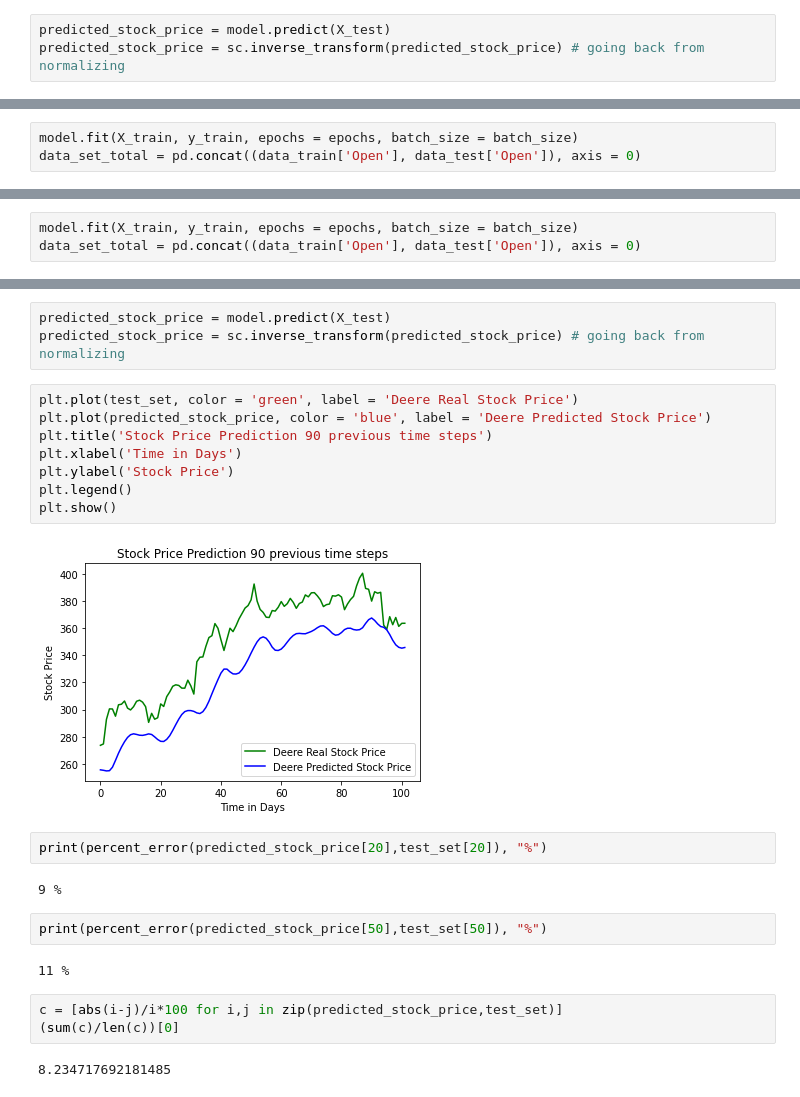
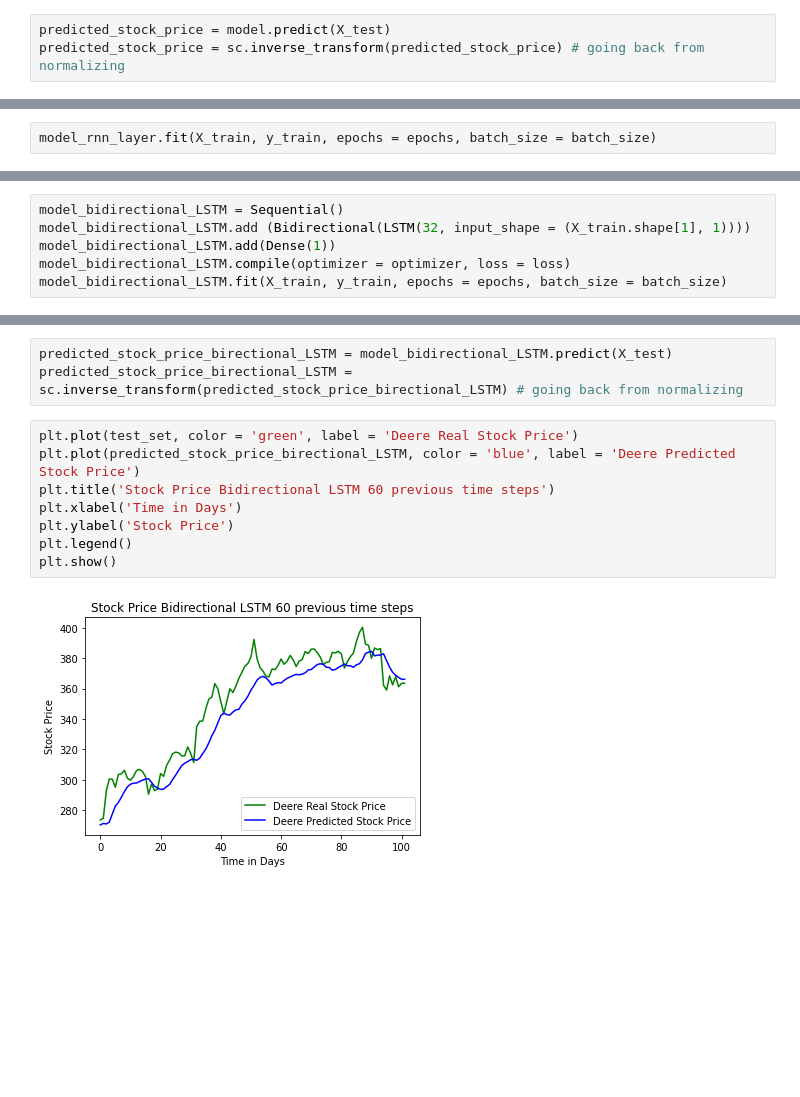
Before and after one commit to ap12798/Applied_Deep_Learning, a Jupyter notebook: Project_1.ipynb, the cells around one changed output, grey strips where cells are left out. Cells and saved outputs as stored; diff of their text form; blank space fills up the shorter version.

```diff
--- a/Project_1.ipynb
+++ b/Project_1.ipynb
@@ -280,5 +447,4 @@ model.compile(optimizer = optimizer, loss = loss)
 # %%
-model.fit(X_train, y_train, epochs = epochs, batch_size = batch_size)
-data_set_total = pd.concat((data_train['Open'], data_test['Open']), axis = 0)
+model_rnn_layer.fit(X_train, y_train, epochs = epochs, batch_size = batch_size)
 # %% [output]
 Epoch 1/16
@@ -361,3 +484,0 @@ model.compile(optimizer = optimizer, loss = loss)
-# %%
-model.fit(X_train, y_train, epochs = epochs, batch_size = batch_size)
-data_set_total = pd.concat((data_train['Open'], data_test['Open']), axis = 0)
@@ -390,0 +485,6 @@ X_test = np.reshape(X_test, (X_test.shape[0], X_test.shape[1], 1)) # 3D structur
+# %%
+model_bidirectional_LSTM = Sequential()
+model_bidirectional_LSTM.add (Bidirectional(LSTM(32, input_shape = (X_train.shape[1], 1))))
+model_bidirectional_LSTM.add(Dense(1))
+model_bidirectional_LSTM.compile(optimizer = optimizer, loss = loss)
+model_bidirectional_LSTM.fit(X_train, y_train, epochs = epochs, batch_size = batch_size)
@@ -391,26 +510,13 @@ X_test = np.reshape(X_test, (X_test.shape[0], X_test.shape[1], 1)) # 3D structur
 # %%
-predicted_stock_price = model.predict(X_test)
-predicted_stock_price = sc.inverse_transform(predicted_stock_price) # going back from normalizing
+predicted_stock_price_birectional_LSTM = model_bidirectional_LSTM.predict(X_test)
+predicted_stock_price_birectional_LSTM = sc.inverse_transform(predicted_stock_price_birectional_LSTM) # going back from normalizing
 # %%
 plt.plot(test_set, color = 'green', label = 'Deere Real Stock Price')
-plt.plot(predicted_stock_price, color = 'blue', label = 'Deere Predicted Stock Price')
-plt.title('Stock Price Prediction 90 previous time steps')
+plt.plot(predicted_stock_price_birectional_LSTM, color = 'blue', label = 'Deere Predicted Stock Price')
+plt.title('Stock Price Bidirectional LSTM 60 previous time steps')
 plt.xlabel('Time in Days')
 plt.ylabel('Stock Price')
 plt.legend()
 plt.show()
 # %% [output]
-[figure, old version]
+[figure, new version]
-# %%
-print(percent_error(predicted_stock_price[20],test_set[20]), "%")
-# %% [output]
-9 %
-# %%
-print(percent_error(predicted_stock_price[50],test_set[50]), "%")
-# %% [output]
-11 %
-# %%
-c = [abs(i-j)/i*100 for i,j in zip(predicted_stock_price,test_set)]
-(sum(c)/len(c))[0]
-# %% [output]
-8.234717692181485
```
Also changed, not shown: parts of 85 cells of this notebook.
